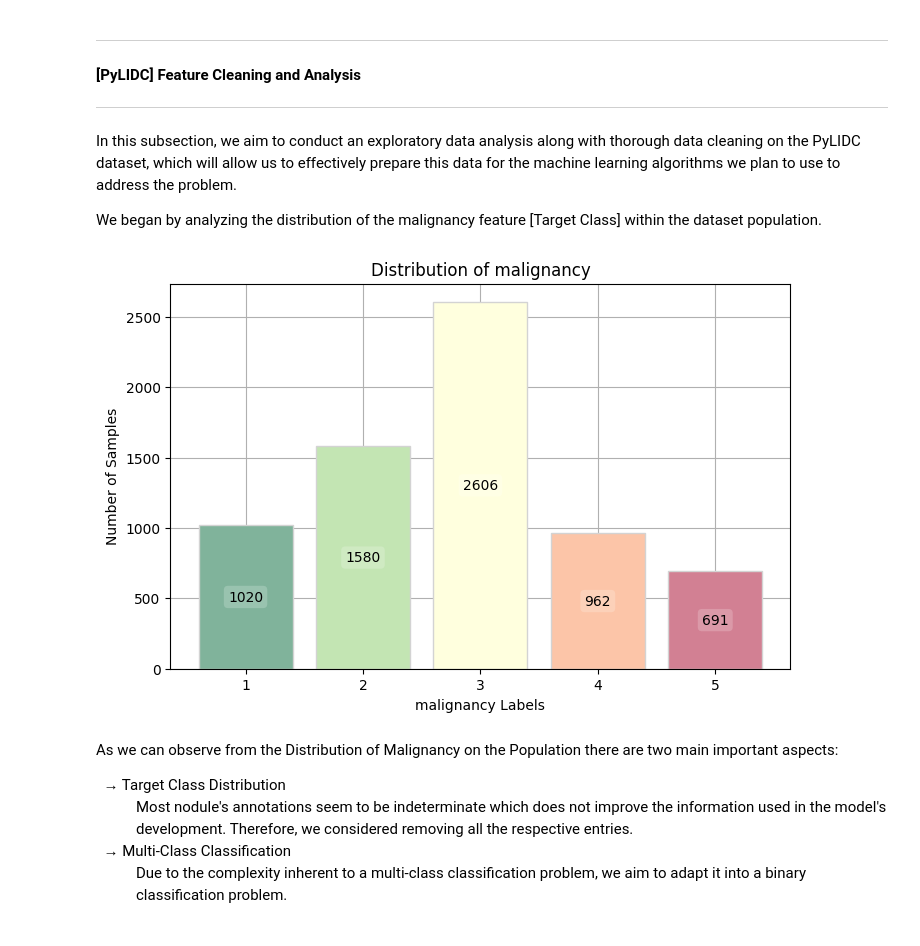
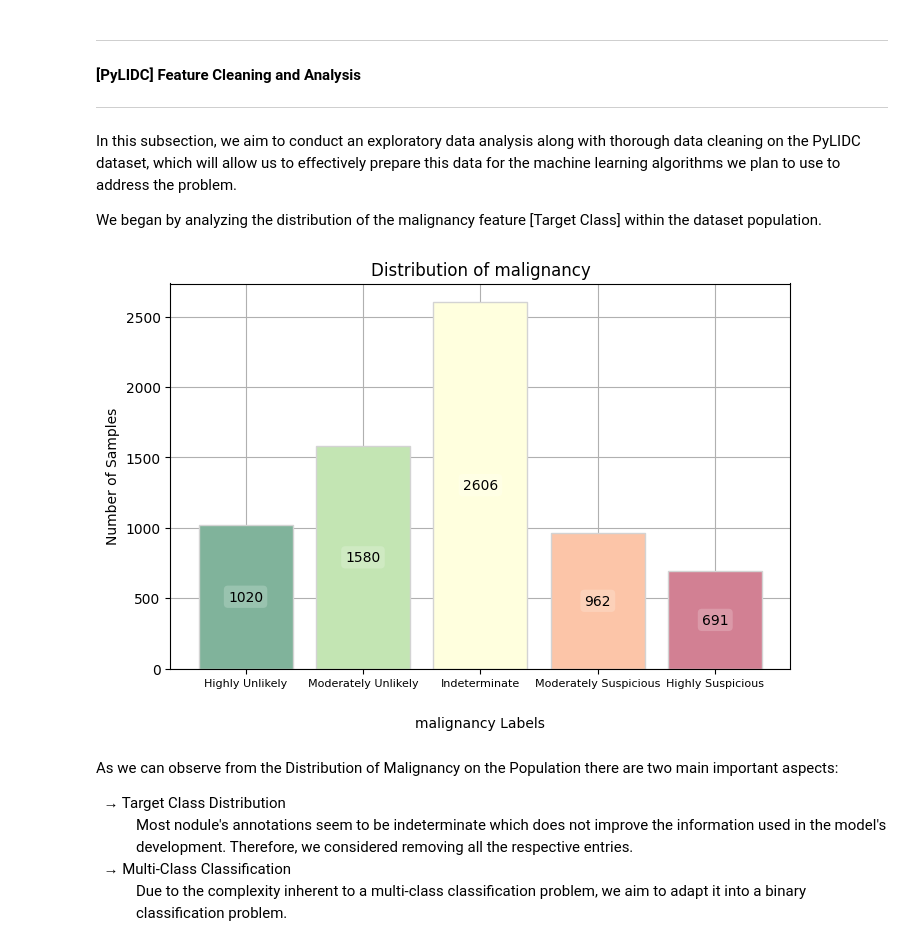
Before and after one commit to EstevesX10/Lung-Cancer-Classification-with-CT-Scans, a Jupyter notebook: Lung Cancer Image Detection/LungCancerClassification.ipynb, the cells around one changed output. Cells and saved outputs as stored; diff of their text form; code cells hidden in the pictures.

```diff
--- a/Lung Cancer Image Detection/LungCancerClassification.ipynb
+++ b/Lung Cancer Image Detection/LungCancerClassification.ipynb
@@ -321,11 +321,20 @@ df_pylidc.head()
 In this subsection, we aim to conduct an exploratory data analysis along with thorough data cleaning on the PyLIDC dataset, which will allow us to effectively prepare this data for the machine learning algorithms we plan to use to address the problem.
 
 We began by analyzing the distribution of the malignancy feature [Target Class] within the dataset population.
+# %%
+# Define a target label decoder
+malignancyDecoder = {
+    1:'Highly Unlikely',
+    2:'Moderately Unlikely',
+    3:'Indeterminate',
+    4:'Moderately Suspicious',
+    5:'Highly Suspicious'
+}
 # %%
 # Plot Malignancy class distribution
-plot_feature_distribution(df_pylidc, 'malignancy', True)
+plot_feature_distribution(df_pylidc, 'malignancy', True, malignancyDecoder)
 # %% [output]
-[figure, old version]
+[figure, new version]
 # %% [markdown]
 As we can observe from the Distribution of Malignancy on the Population there are two main important aspects:
 
```
Also changed, not shown: parts of 7 cells of this notebook.
